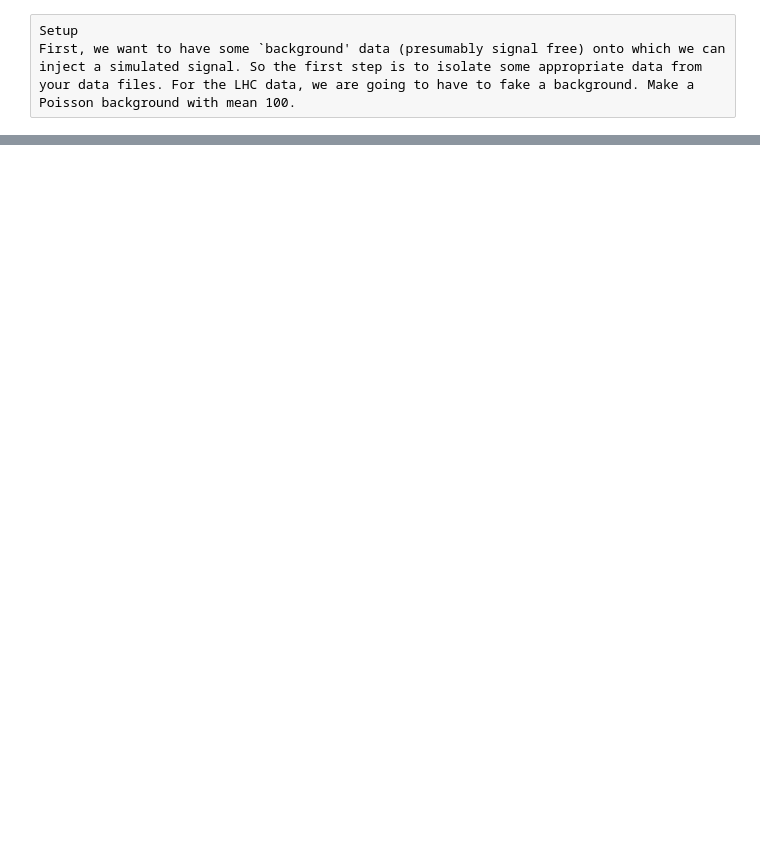
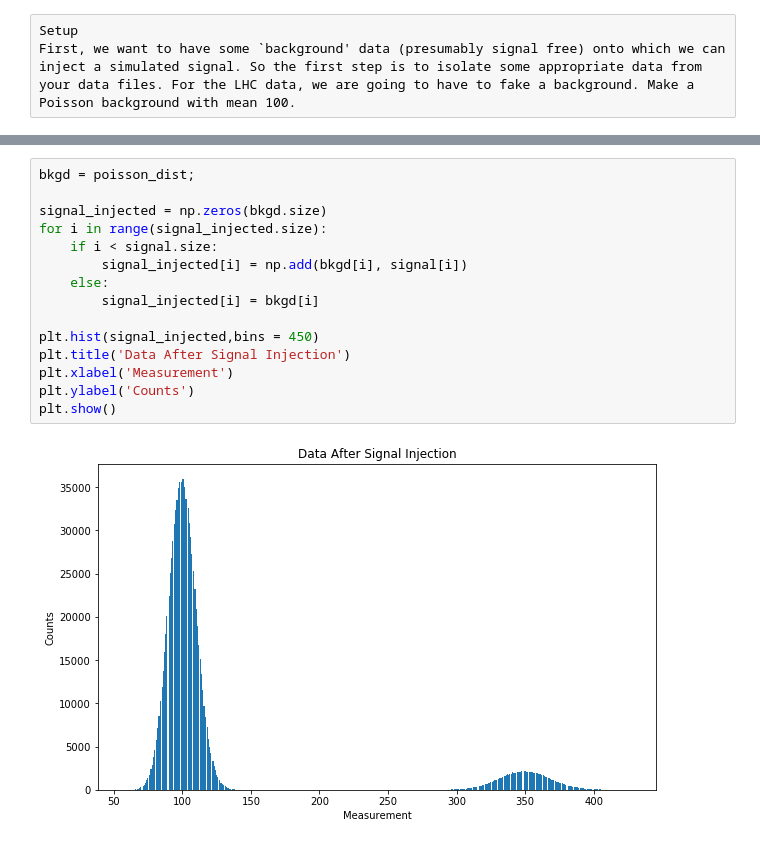
Before and after one commit to noahkim4648/Phys-434-Portfolio, a Jupyter notebook: Lab-6.ipynb, the cells around one changed output, grey strips where cells are left out. Drawn from its saved outputs; the diff is of its cells as text; blank space fills up the shorter version.

```diff
--- a/Lab-6.ipynb
+++ b/Lab-6.ipynb
@@ -66,0 +60,17 @@ print(thresh)
+# %%
+bkgd = poisson_dist;
+
+signal_injected = np.zeros(bkgd.size)
+for i in range(signal_injected.size):
+    if i < signal.size:
+        signal_injected[i] = np.add(bkgd[i], signal[i])
+    else:
+        signal_injected[i] = bkgd[i]
+
+plt.hist(signal_injected,bins = 450)
+plt.title('Data After Signal Injection')
+plt.xlabel('Measurement')
+plt.ylabel('Counts')
+plt.show()
+# %% [output]
+[figure, added]
```
Also changed, not shown: parts of 13 cells of this notebook.
